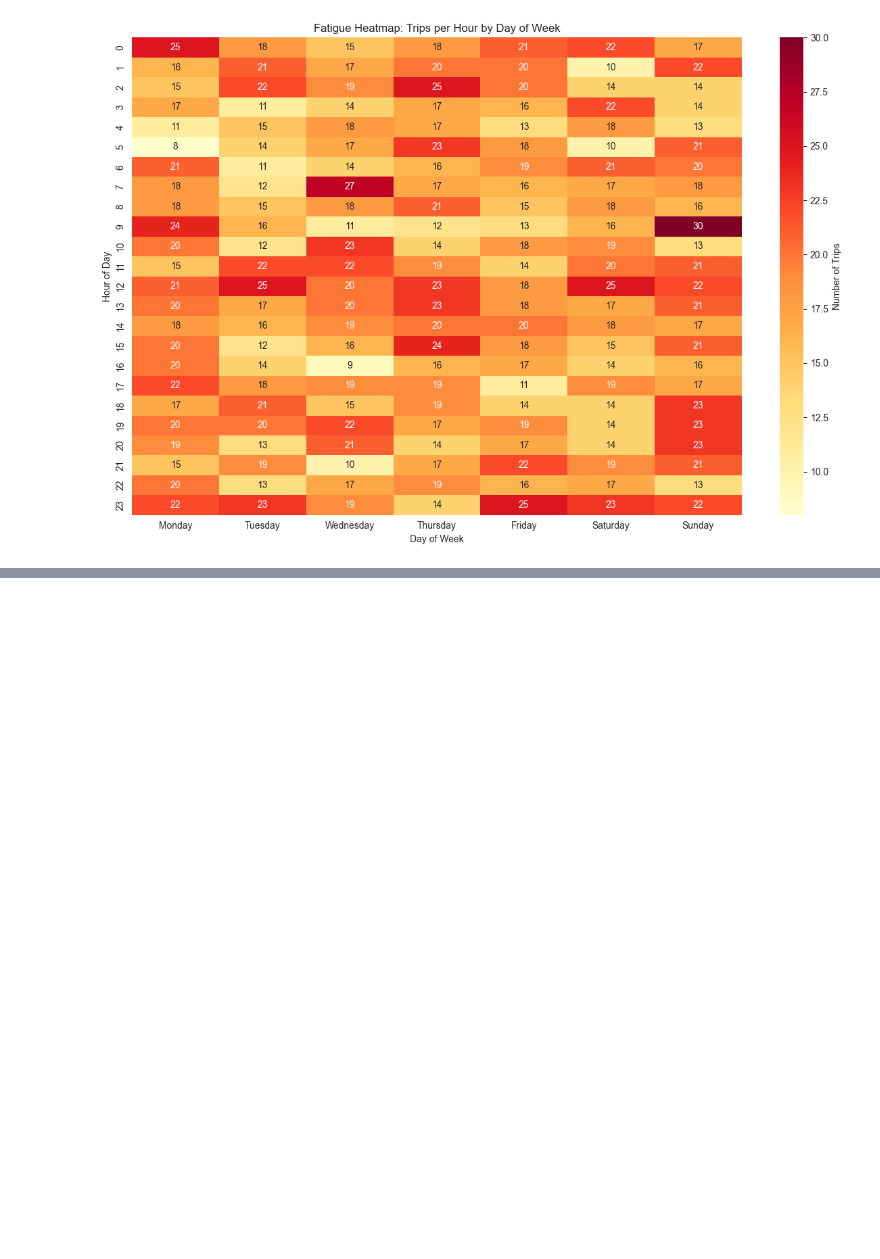
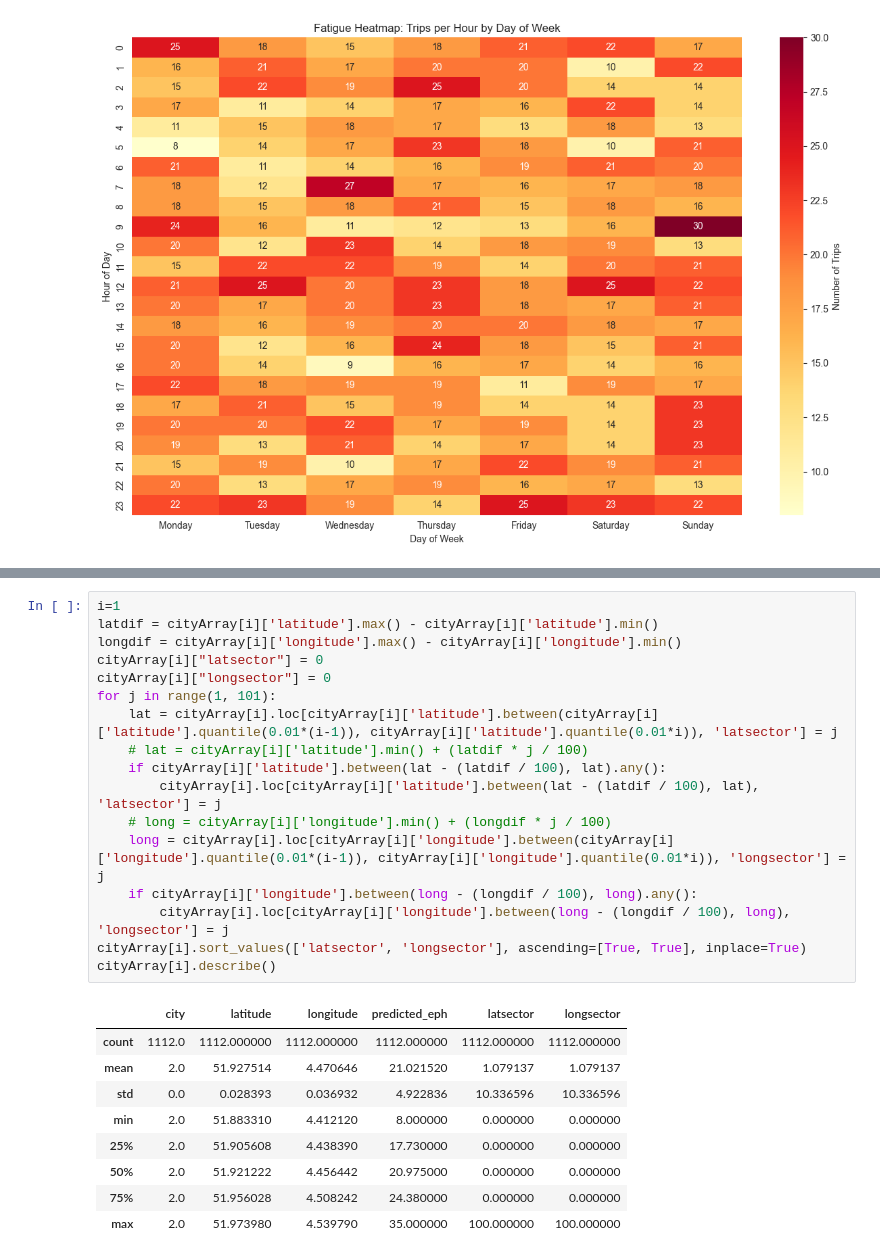
Before and after one commit to kirakirag/junction, a Jupyter notebook: data.ipynb, the cells around one changed output, grey strips where cells are left out. Drawn from its saved outputs; the diff is of its cells as text; blank space fills up the shorter version.

```diff
--- a/data.ipynb
+++ b/data.ipynb
@@ -237,0 +283,27 @@ except Exception as e:
+# %%
+i=1
+latdif = cityArray[i]['latitude'].max() - cityArray[i]['latitude'].min()
+longdif = cityArray[i]['longitude'].max() - cityArray[i]['longitude'].min()
+cityArray[i]["latsector"] = 0
+cityArray[i]["longsector"] = 0
+for j in range(1, 101):
+    lat = cityArray[i].loc[cityArray[i]['latitude'].between(cityArray[i]['latitude'].quantile(0.01*(i-1)), cityArray[i]['latitude'].quantile(0.01*i)), 'latsector'] = j
+    # lat = cityArray[i]['latitude'].min() + (latdif * j / 100)
+    if cityArray[i]['latitude'].between(lat - (latdif / 100), lat).any():
+        cityArray[i].loc[cityArray[i]['latitude'].between(lat - (latdif / 100), lat), 'latsector'] = j
+    # long = cityArray[i]['longitude'].min() + (longdif * j / 100)
+    long = cityArray[i].loc[cityArray[i]['longitude'].between(cityArray[i]['longitude'].quantile(0.01*(i-1)), cityArray[i]['longitude'].quantile(0.01*i)), 'longsector'] = j
+    if cityArray[i]['longitude'].between(long - (longdif / 100), long).any():
+        cityArray[i].loc[cityArray[i]['longitude'].between(long - (longdif / 100), long), 'longsector'] = j
+cityArray[i].sort_values(['latsector', 'longsector'], ascending=[True, True], inplace=True)
+cityArray[i].describe()
+# %% [output]
+|  | city | latitude | longitude | predicted_eph | latsector | longsector |
+| count | 1112.0 | 1112.000000 | 1112.000000 | 1112.000000 | 1112.000000 | 1112.000000 |
+| mean | 2.0 | 51.927514 | 4.470646 | 21.021520 | 1.079137 | 1.079137 |
+| std | 0.0 | 0.028393 | 0.036932 | 4.922836 | 10.336596 | 10.336596 |
+| min | 2.0 | 51.883310 | 4.412120 | 8.000000 | 0.000000 | 0.000000 |
+| 25% | 2.0 | 51.905608 | 4.438390 | 17.730000 | 0.000000 | 0.000000 |
+| 50% | 2.0 | 51.921222 | 4.456442 | 20.975000 | 0.000000 | 0.000000 |
+| 75% | 2.0 | 51.956028 | 4.508242 | 24.380000 | 0.000000 | 0.000000 |
+| max | 2.0 | 51.973980 | 4.539790 | 35.000000 | 100.000000 | 100.000000 |
```
Also changed, not shown: parts of 6 cells of this notebook.
